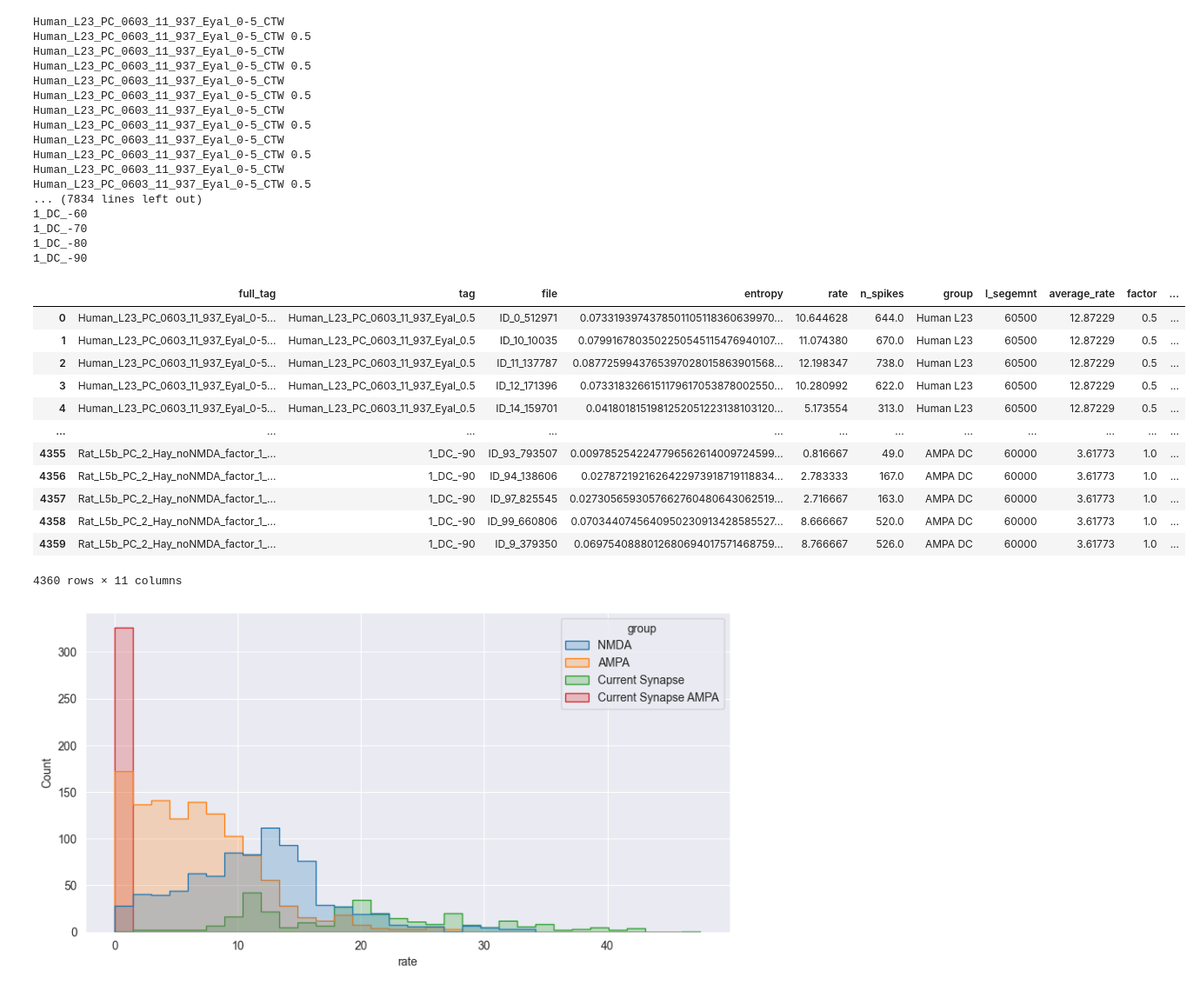
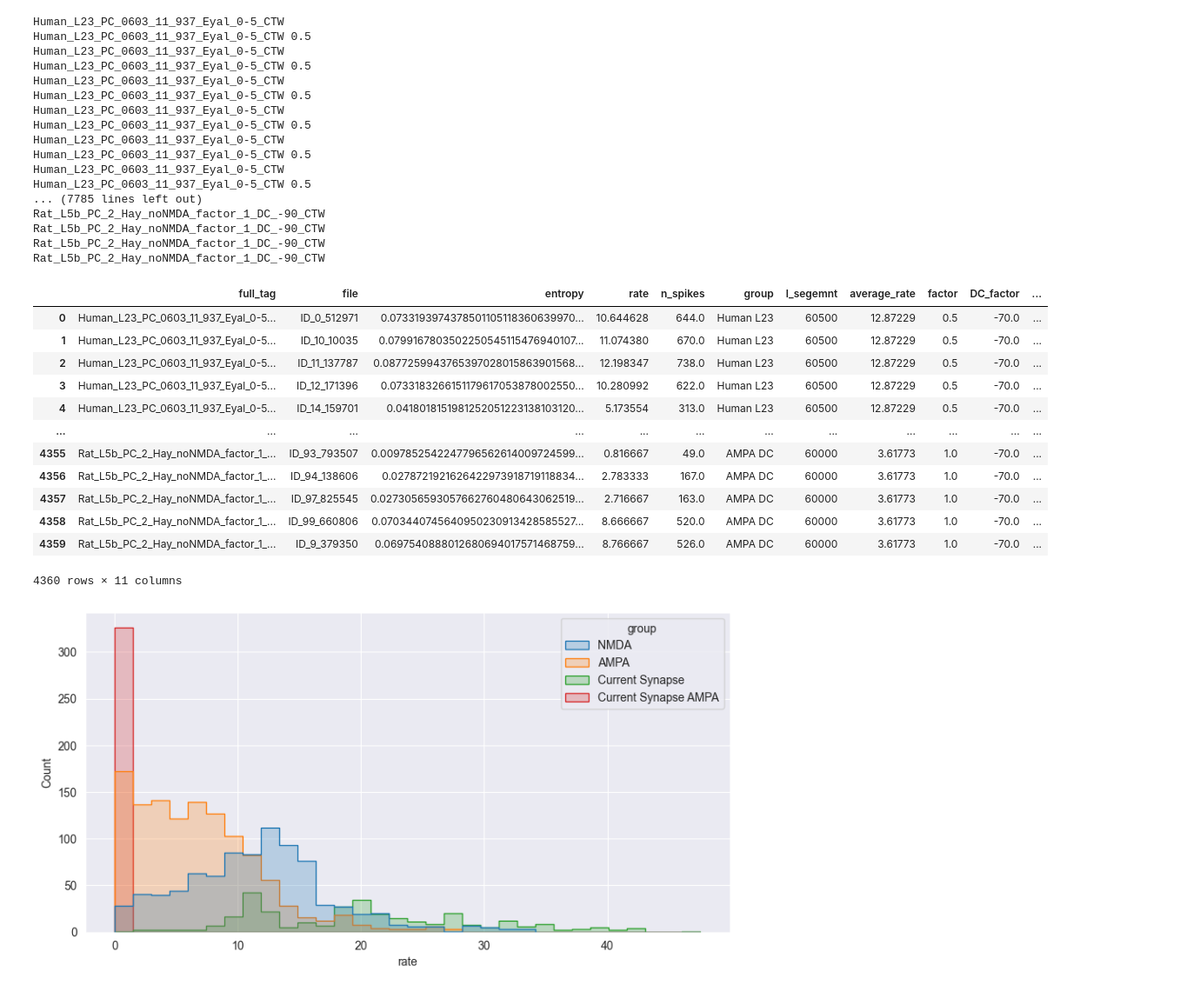
Before and after one commit to NitzanLux/neuron_mi, a Jupyter notebook: entropy_CTW_eval.ipynb, the cells around one changed output. Shown at 87% size. Saved outputs shown, nothing was run; the diff lists cells and outputs as text; code cells hidden in the pictures.

```diff
--- a/entropy_CTW_eval.ipynb
+++ b/entropy_CTW_eval.ipynb
@@ -78,8 +78,8 @@ class CTWHandler():
 
     def to_df(self, tag_regex_to_remove: str | List[str] = '', normelize_entropy=True,
               group_dict: Dict[str, str] | None = None):
-        key_data_arr = dict(full_tag=[], tag=[], file=[], entropy=[], rate=[],
-                            n_spikes=[], group=[], l_segemnt=[])  #, normalized_entropy=[])
+        key_data_arr = dict(full_tag=[], file=[], entropy=[], rate=[],
+                            n_spikes=[], group=[], l_segemnt=[])  #tag=[], normalized_entropy=[])
         if isinstance(tag_regex_to_remove, str):
             tag_regex_to_remove = [tag_regex_to_remove]
         if group_dict is not None:
@@ -197,51 +197,51 @@ def convert_tag_to_weight_factor(x):
     if a != x: print(x, a)
 
     return float(a)
 
 def convert_tag_to_dc_factor(x):
     a = get_dc_from_tag_match.match(x)
     if a is None:
         return -70
     a = a.group(1)
     # if a != x: print(x, a)
     return -float(a)
 
 df['factor'] = df['full_tag'].apply(convert_tag_to_weight_factor)
 df['DC_factor'] = df['full_tag'].apply(convert_tag_to_dc_factor)
 df.drop_duplicates()
-factor_order = {i: convert_tag_to_weight_factor(i) for i in df['tag'].unique()}
+# factor_order = {i: convert_tag_to_weight_factor(i) for i in df['tag'].unique()}
 df['DC_test']= df['group'].apply(lambda x: True if 'DC' in x else False)
 df
 # %% [output]
 Human_L23_PC_0603_11_937_Eyal_0-5_CTW
 Human_L23_PC_0603_11_937_Eyal_0-5_CTW 0.5
 Human_L23_PC_0603_11_937_Eyal_0-5_CTW
 Human_L23_PC_0603_11_937_Eyal_0-5_CTW 0.5
 Human_L23_PC_0603_11_937_Eyal_0-5_CTW
 Human_L23_PC_0603_11_937_Eyal_0-5_CTW 0.5
 Human_L23_PC_0603_11_937_Eyal_0-5_CTW
 Human_L23_PC_0603_11_937_Eyal_0-5_CTW 0.5
 Human_L23_PC_0603_11_937_Eyal_0-5_CTW
 Human_L23_PC_0603_11_937_Eyal_0-5_CTW 0.5
 Human_L23_PC_0603_11_937_Eyal_0-5_CTW
 Human_L23_PC_0603_11_937_Eyal_0-5_CTW 0.5
-... (7834 lines left out)
-1_DC_-60
-1_DC_-70
-1_DC_-80
-1_DC_-90
+... (7785 lines left out)
+Rat_L5b_PC_2_Hay_noNMDA_factor_1_DC_-90_CTW
+Rat_L5b_PC_2_Hay_noNMDA_factor_1_DC_-90_CTW
+Rat_L5b_PC_2_Hay_noNMDA_factor_1_DC_-90_CTW
+Rat_L5b_PC_2_Hay_noNMDA_factor_1_DC_-90_CTW
-|  | full_tag | tag | file | entropy | rate | n_spikes | group | l_segemnt | average_rate | factor | ... |
-| 0 | Human_L23_PC_0603_11_937_Eyal_0-5... | Human_L23_PC_0603_11_937_Eyal_0.5 | ID_0_512971 | 0.0733193974378501105118360639970... | 10.644628 | 644.0 | Human L23 | 60500 | 12.87229 | 0.5 | ... |
-| 1 | Human_L23_PC_0603_11_937_Eyal_0-5... | Human_L23_PC_0603_11_937_Eyal_0.5 | ID_10_10035 | 0.0799167803502250545115476940107... | 11.074380 | 670.0 | Human L23 | 60500 | 12.87229 | 0.5 | ... |
-| 2 | Human_L23_PC_0603_11_937_Eyal_0-5... | Human_L23_PC_0603_11_937_Eyal_0.5 | ID_11_137787 | 0.0877259943765397028015863901568... | 12.198347 | 738.0 | Human L23 | 60500 | 12.87229 | 0.5 | ... |
-| 3 | Human_L23_PC_0603_11_937_Eyal_0-5... | Human_L23_PC_0603_11_937_Eyal_0.5 | ID_12_171396 | 0.0733183266151179617053878002550... | 10.280992 | 622.0 | Human L23 | 60500 | 12.87229 | 0.5 | ... |
-| 4 | Human_L23_PC_0603_11_937_Eyal_0-5... | Human_L23_PC_0603_11_937_Eyal_0.5 | ID_14_159701 | 0.0418018151981252051223138103120... | 5.173554 | 313.0 | Human L23 | 60500 | 12.87229 | 0.5 | ... |
+|  | full_tag | file | entropy | rate | n_spikes | group | l_segemnt | average_rate | factor | DC_factor | ... |
+| 0 | Human_L23_PC_0603_11_937_Eyal_0-5... | ID_0_512971 | 0.0733193974378501105118360639970... | 10.644628 | 644.0 | Human L23 | 60500 | 12.87229 | 0.5 | -70.0 | ... |
+| 1 | Human_L23_PC_0603_11_937_Eyal_0-5... | ID_10_10035 | 0.0799167803502250545115476940107... | 11.074380 | 670.0 | Human L23 | 60500 | 12.87229 | 0.5 | -70.0 | ... |
+| 2 | Human_L23_PC_0603_11_937_Eyal_0-5... | ID_11_137787 | 0.0877259943765397028015863901568... | 12.198347 | 738.0 | Human L23 | 60500 | 12.87229 | 0.5 | -70.0 | ... |
+| 3 | Human_L23_PC_0603_11_937_Eyal_0-5... | ID_12_171396 | 0.0733183266151179617053878002550... | 10.280992 | 622.0 | Human L23 | 60500 | 12.87229 | 0.5 | -70.0 | ... |
+| 4 | Human_L23_PC_0603_11_937_Eyal_0-5... | ID_14_159701 | 0.0418018151981252051223138103120... | 5.173554 | 313.0 | Human L23 | 60500 | 12.87229 | 0.5 | -70.0 | ... |
 | ... | ... | ... | ... | ... | ... | ... | ... | ... | ... | ... | ... |
-| 4355 | Rat_L5b_PC_2_Hay_noNMDA_factor_1_... | 1_DC_-90 | ID_93_793507 | 0.0097852542247796562614009724599... | 0.816667 | 49.0 | AMPA DC | 60000 | 3.61773 | 1.0 | ... |
-| 4356 | Rat_L5b_PC_2_Hay_noNMDA_factor_1_... | 1_DC_-90 | ID_94_138606 | 0.0278721921626422973918719118834... | 2.783333 | 167.0 | AMPA DC | 60000 | 3.61773 | 1.0 | ... |
-| 4357 | Rat_L5b_PC_2_Hay_noNMDA_factor_1_... | 1_DC_-90 | ID_97_825545 | 0.0273056593057662760480643062519... | 2.716667 | 163.0 | AMPA DC | 60000 | 3.61773 | 1.0 | ... |
-| 4358 | Rat_L5b_PC_2_Hay_noNMDA_factor_1_... | 1_DC_-90 | ID_99_660806 | 0.0703440745640950230913428585527... | 8.666667 | 520.0 | AMPA DC | 60000 | 3.61773 | 1.0 | ... |
-| 4359 | Rat_L5b_PC_2_Hay_noNMDA_factor_1_... | 1_DC_-90 | ID_9_379350 | 0.0697540888012680694017571468759... | 8.766667 | 526.0 | AMPA DC | 60000 | 3.61773 | 1.0 | ... |
+| 4355 | Rat_L5b_PC_2_Hay_noNMDA_factor_1_... | ID_93_793507 | 0.0097852542247796562614009724599... | 0.816667 | 49.0 | AMPA DC | 60000 | 3.61773 | 1.0 | -70.0 | ... |
+| 4356 | Rat_L5b_PC_2_Hay_noNMDA_factor_1_... | ID_94_138606 | 0.0278721921626422973918719118834... | 2.783333 | 167.0 | AMPA DC | 60000 | 3.61773 | 1.0 | -70.0 | ... |
+| 4357 | Rat_L5b_PC_2_Hay_noNMDA_factor_1_... | ID_97_825545 | 0.0273056593057662760480643062519... | 2.716667 | 163.0 | AMPA DC | 60000 | 3.61773 | 1.0 | -70.0 | ... |
+| 4358 | Rat_L5b_PC_2_Hay_noNMDA_factor_1_... | ID_99_660806 | 0.0703440745640950230913428585527... | 8.666667 | 520.0 | AMPA DC | 60000 | 3.61773 | 1.0 | -70.0 | ... |
+| 4359 | Rat_L5b_PC_2_Hay_noNMDA_factor_1_... | ID_9_379350 | 0.0697540888012680694017571468759... | 8.766667 | 526.0 | AMPA DC | 60000 | 3.61773 | 1.0 | -70.0 | ... |
 4360 rows × 11 columns
 # %%
 c.add_normalized(df, False)
```
Also changed, not shown: 1 other file.
